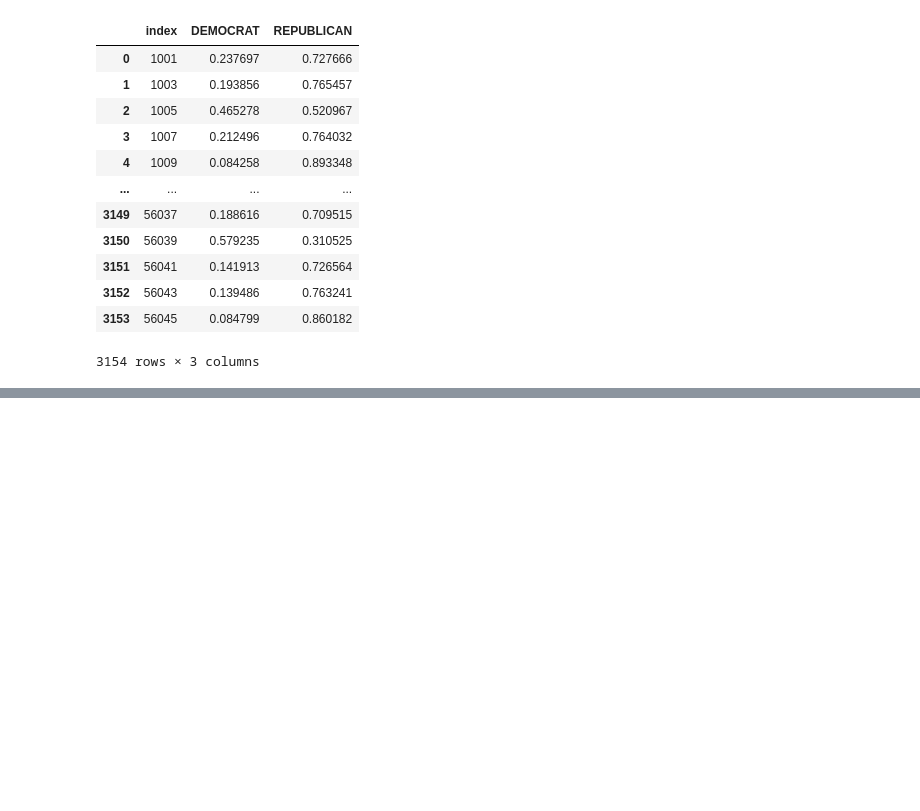
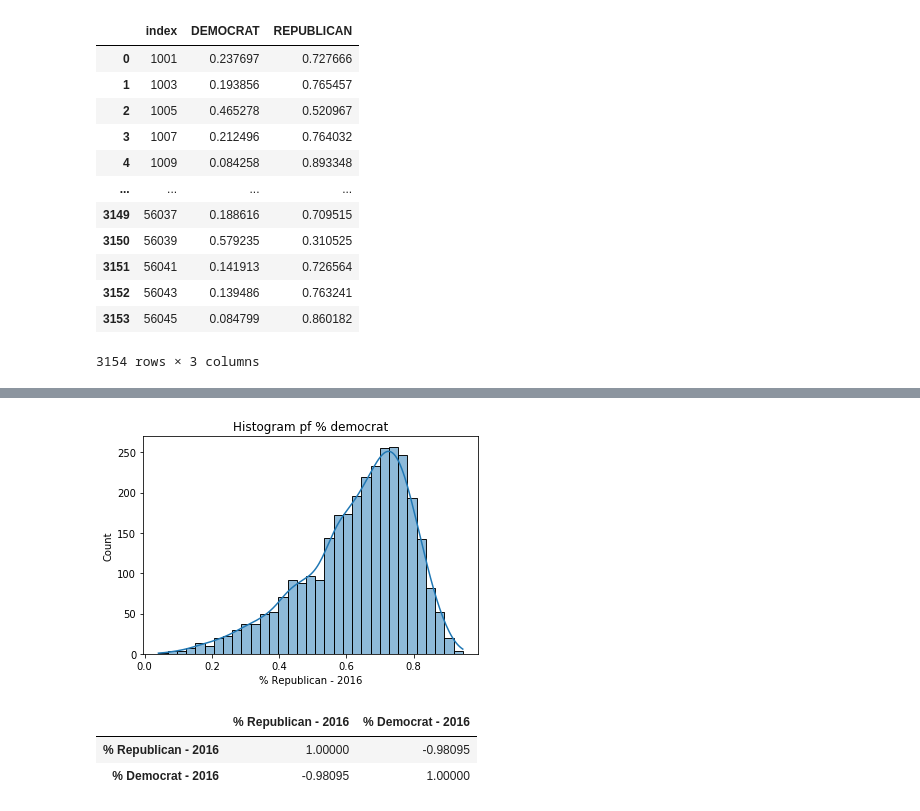
Before and after one commit to zedian/CS229-FinalProject, a Jupyter notebook: model_v2.ipynb, the cells around one changed output, grey strips where cells are left out. Drawn from its saved outputs; the diff is of its cells as text; code cells hidden in the pictures; blank space fills up the shorter version.

Commit message:
fixed issues in all three model versions

```diff
--- a/model_v2.ipynb
+++ b/model_v2.ipynb
@@ -175,0 +179,11 @@ model_v3
+# %%
+sns.histplot(model_v3.loc[:,'% Republican - 2016'],kde=True)
+plt.title('Histogram pf % democrat');
+# %% [output]
+[figure, added]
+# %%
+model_v3.loc[:,['% Republican - 2016','% Democrat - 2016']].corr()
+# %% [output]
+|  | % Republican - 2016 | % Democrat - 2016 |
+| % Republican - 2016 | 1.00000 | -0.98095 |
+| % Democrat - 2016 | -0.98095 | 1.00000 |
```
Also changed, not shown: parts of 9 cells of this notebook, 8 other files.
